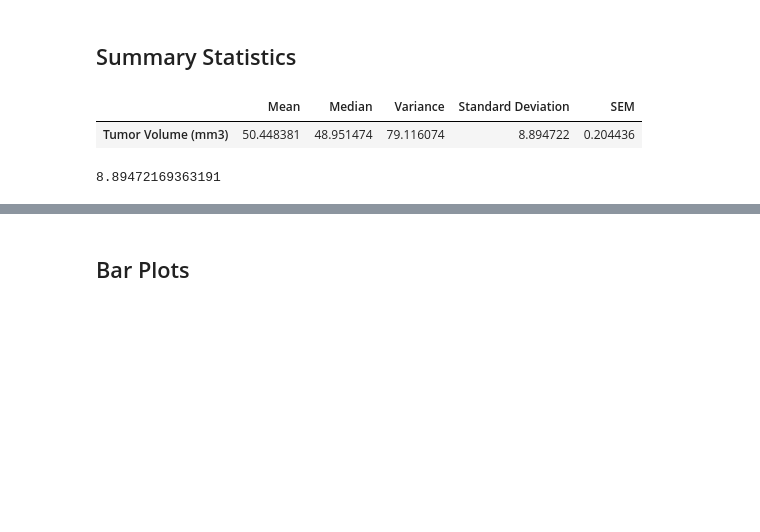
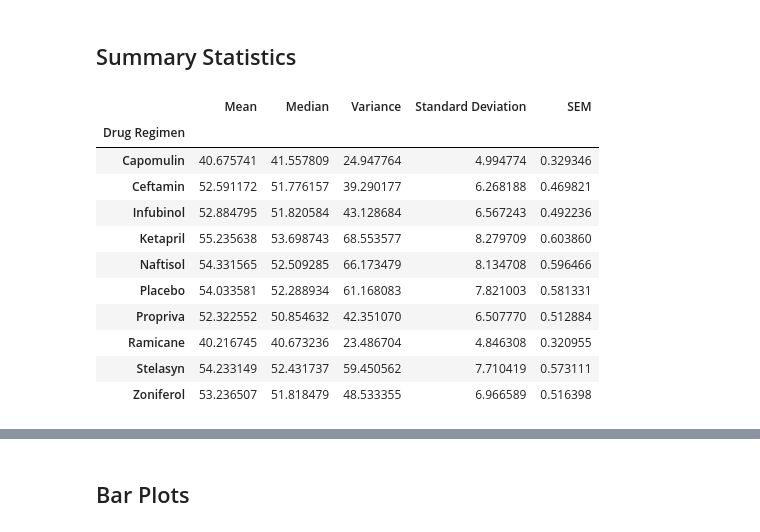
Before and after one commit to githotirado/matplotlib-challenge, a Jupyter notebook: pymaceuticals_starter.ipynb, the cells around one changed output, grey strips where cells are left out. Drawn from its saved outputs; the diff is of its cells as text; code cells hidden in the pictures; blank space fills up the shorter version.

```diff
--- a/pymaceuticals_starter.ipynb
+++ b/pymaceuticals_starter.ipynb
@@ -75,29 +77,51 @@ number_of_mice
 # %%
 # Generate a summary statistics table of mean, median, variance, standard deviation, and SEM of the tumor volume for each regimen
 
 # This method is the most straightforward, creating multiple series and putting them all together at the end.
-# study_mean = combined_study_df["Tumor Volume (mm3)"].mean()
-# study_median = combined_study_df["Tumor Volume (mm3)"].median()
-# study_var = combined_study_df["Tumor Volume (mm3)"].var()
-# study_stdev = combined_study_df["Tumor Volume (mm3)"].std()
-# study_sem = st.sem(combined_study_df["Tumor Volume (mm3)"])
-study_mean = combined_study_df[["Mouse ID","Tumor Volume (mm3)"]].mean()
-study_median = combined_study_df["Tumor Volume (mm3)"].median()
-study_var = combined_study_df["Tumor Volume (mm3)"].var()
-study_stdev = combined_study_df["Tumor Volume (mm3)"].std()
-study_sem = st.sem(combined_study_df["Tumor Volume (mm3)"])
 
-summary_df = pd.DataFrame(study_mean, columns=["Mean"])
+study_mean = (combined_study_df[["Drug Regimen","Tumor Volume (mm3)"]].set_index("Drug Regimen")
+                                                                      .groupby("Drug Regimen")
+                                                                      .mean()
+             )
+study_median = (combined_study_df[["Drug Regimen","Tumor Volume (mm3)"]].set_index("Drug Regimen")
+                                                                      .groupby("Drug Regimen")
+                                                                      .median()
+             )
+study_var = (combined_study_df[["Drug Regimen","Tumor Volume (mm3)"]].set_index("Drug Regimen")
+                                                                      .groupby("Drug Regimen")
+                                                                      .var()
+            )
+study_stdev = (combined_study_df[["Drug Regimen","Tumor Volume (mm3)"]].set_index("Drug Regimen")
+                                                                      .groupby("Drug Regimen")
+                                                                      .std()
+              )
+study_sem = (combined_study_df[["Drug Regimen","Tumor Volume (mm3)"]].set_index("Drug Regimen")
+                                                                      .groupby("Drug Regimen")
+                                                                      .sem()
+              )
+
+summary_df = pd.DataFrame(study_mean).rename(columns={"Tumor Volume (mm3)": "Mean"})
 # summary_df["Mean"] = study_mean
 summary_df["Median"] = study_median
 summary_df["Variance"] = study_var
 summary_df["Standard Deviation"] = study_stdev
 summary_df["SEM"] = study_sem
+# summary_df = pd.DataFrame({"Mean":study_mean, "Median":study_median, "Var":study_var, "StDev":study_stdev, "SEM":study_sem},
+#                           index=study_mean["Drug Regimen"],
+#                           columns=["Mean", "Median", "Variance", "Standard Dev", "SEM"]
+#                            )
+# summary_df = pd.DataFrame([study_mean, study_median, study_var, study_stdev, study_sem])
 summary_df
 # %% [output]
 |  | Mean | Median | Variance | Standard Deviation | SEM |
-| Tumor Volume (mm3) | 50.448381 | 48.951474 | 79.116074 | 8.894722 | 0.204436 |
+| Drug Regimen |  |  |  |  |  |
+| Capomulin | 40.675741 | 41.557809 | 24.947764 | 4.994774 | 0.329346 |
+| Ceftamin | 52.591172 | 51.776157 | 39.290177 | 6.268188 | 0.469821 |
+| Infubinol | 52.884795 | 51.820584 | 43.128684 | 6.567243 | 0.492236 |
+| Ketapril | 55.235638 | 53.698743 | 68.553577 | 8.279709 | 0.603860 |
+| Naftisol | 54.331565 | 52.509285 | 66.173479 | 8.134708 | 0.596466 |
+| Placebo | 54.033581 | 52.288934 | 61.168083 | 7.821003 | 0.581331 |
+| Propriva | 52.322552 | 50.854632 | 42.351070 | 6.507770 | 0.512884 |
+| Ramicane | 40.216745 | 40.673236 | 23.486704 | 4.846308 | 0.320955 |
+| Stelasyn | 54.233149 | 52.431737 | 59.450562 | 7.710419 | 0.573111 |
+| Zoniferol | 53.236507 | 51.818479 | 48.533355 | 6.966589 | 0.516398 |
-# %%
-combined_study_df["Tumor Volume (mm3)"].std()
-# %% [output]
-8.89472169363191
```
Also changed, not shown: parts of 11 cells of this notebook.
